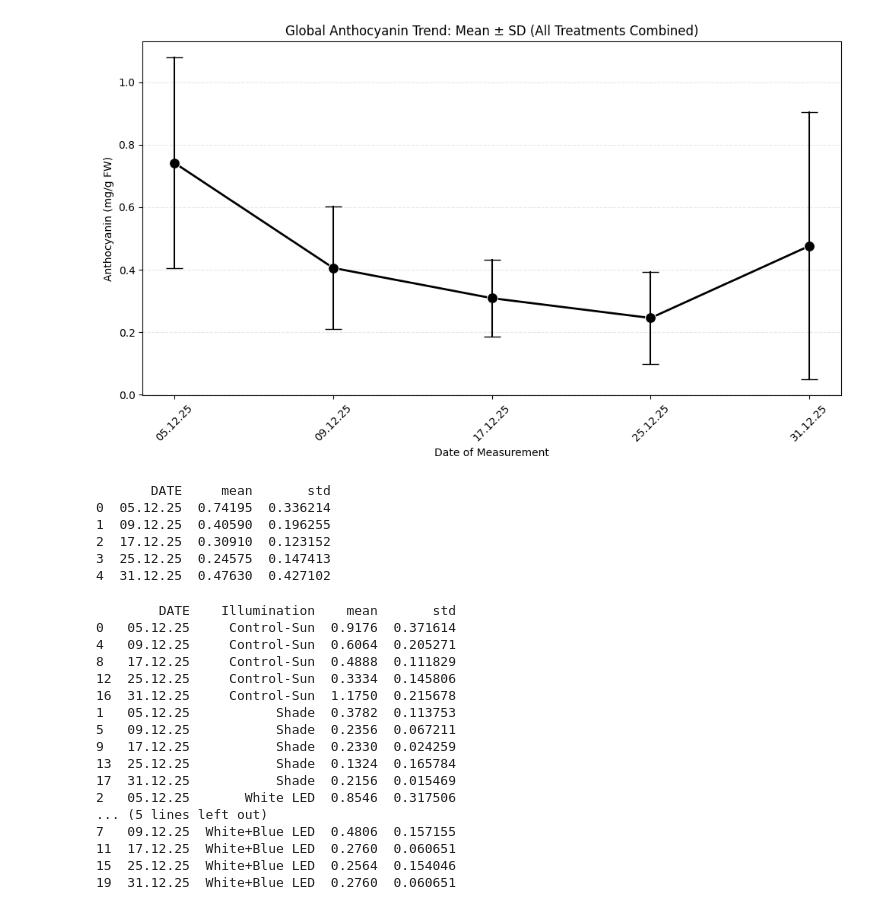
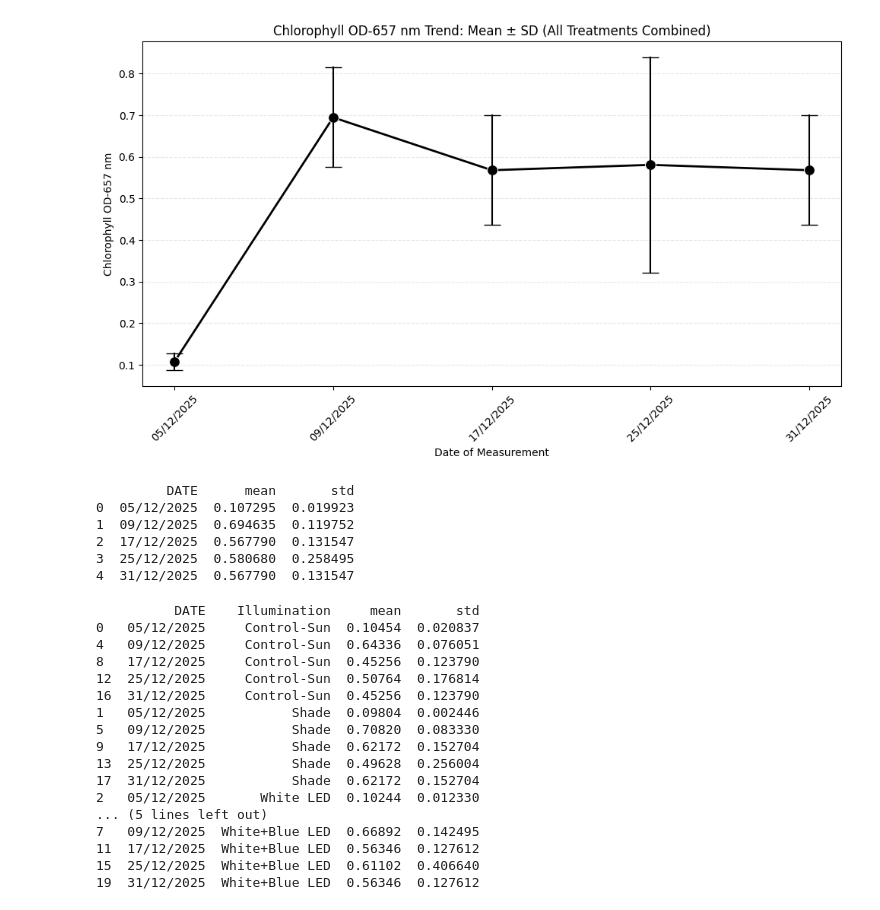
Before and after one commit to DavidBMvolcani/phenomobile, a Jupyter notebook: examples/Anthocyanin_RND1.ipynb, the cells around one changed output. Drawn from its saved outputs; the diff is of its cells as text; code cells hidden in the pictures.

```diff
--- a/examples/Anthocyanin_RND1.ipynb
+++ b/examples/Anthocyanin_RND1.ipynb
@@ -3,6 +3,8 @@ import pandas as pd
 import matplotlib.pyplot as plt
 import seaborn as sns
 # %%
-df = pd.read_csv("../DATA/Anthocyanin_with_Illumination__231125-311225.csv")
+df = pd.read_csv("../DATA/Anthocyanin_231125-311225.csv")
+
+df.sort_values(by="DATE", inplace=True)
 df.head(1)
 # %% [output]
@@ -14,3 +21,7 @@ df_green=df[df['Lettuce color'] == 'GREEN']
+# %%
+target='Chlorophyll OD-657 nm'
+df_red=df[df['Lettuce color'] == 'RED']
+df_green=df[df['Lettuce color'] == 'GREEN']
 # %%
 
 
@@ -80,52 +91,52 @@ plt.show()
 # %%
 
 
 # 1. Create the figure
 plt.figure(figsize=(10, 6))
 
 # 2. Draw the Global Error Bar Plot
 # By removing 'hue', we force Seaborn to aggregate ALL treatments together
 sns.lineplot(
     data=df_red,
     x='DATE',
-    y='Anthocyanin',
+    y=target,
     marker='o',           # Adds a single dot for the global mean
     errorbar='sd',        # Calculates the SD of all samples on that date
     err_style='bars',     # Shows the "I" bars
     err_kws={'capsize': 8},
     color='black',        # A neutral color for global data
     linewidth=2,
     markersize=10
 )
 
 # 3. Formatting
-plt.title('Global Anthocyanin Trend: Mean ± SD (All Treatments Combined)')
-plt.ylabel('Anthocyanin (mg/g FW)')
+plt.title(f'{target} Trend: Mean ± SD (All Treatments Combined)')
+plt.ylabel(f'{target}')
 plt.xlabel('Date of Measurement')
 plt.xticks(rotation=45)
 plt.grid(axis='y', linestyle='--', alpha=0.3)
 plt.tight_layout()
 plt.show()
 # %% [output]
-[figure, old version]
+[figure, new version]
 # %%
 # 1. Group by DATE
-# 2. Pick the column 'Anthocyanin'
+# 2. Pick the column target
 # 3. Aggregate by 'mean' and 'std'
-stats_df = df_red.groupby('DATE')['Anthocyanin'].agg(['mean', 'std']).reset_index()
+stats_df = df_red.groupby('DATE')[target].agg(['mean', 'std']).reset_index()
 
 # Display the result
 print(stats_df)
 # %% [output]
-       DATE     mean       std
-0  05.12.25  0.74195  0.336214
-1  09.12.25  0.40590  0.196255
-2  17.12.25  0.30910  0.123152
-3  25.12.25  0.24575  0.147413
-4  31.12.25  0.47630  0.427102
+         DATE      mean       std
+0  05/12/2025  0.107295  0.019923
+1  09/12/2025  0.694635  0.119752
+2  17/12/2025  0.567790  0.131547
+3  25/12/2025  0.580680  0.258495
+4  31/12/2025  0.567790  0.131547
 # %%
 # Group by two columns instead of one
-detailed_stats = df_red.groupby(['DATE', 'Illumination'])['Anthocyanin'].agg(['mean', 'std']).reset_index()
+detailed_stats = df_red.groupby(['DATE', 'Illumination'])[target].agg(['mean', 'std']).reset_index()
 
 # This gives you a row for every unique Date-Illumination combination
 # Sort by Illumination alphabetically
@@ -134,22 +145,22 @@ detailed_stats = detailed_stats.sort_values(by=['Illumination','DATE' ])
 # Display the sorted result
 print(detailed_stats)
 # %% [output]
-        DATE    Illumination    mean       std
-0   05.12.25     Control-Sun  0.9176  0.371614
-4   09.12.25     Control-Sun  0.6064  0.205271
-8   17.12.25     Control-Sun  0.4888  0.111829
-12  25.12.25     Control-Sun  0.3334  0.145806
-16  31.12.25     Control-Sun  1.1750  0.215678
-1   05.12.25           Shade  0.3782  0.113753
-5   09.12.25           Shade  0.2356  0.067211
-9   17.12.25           Shade  0.2330  0.024259
-13  25.12.25           Shade  0.1324  0.165784
-17  31.12.25           Shade  0.2156  0.015469
-2   05.12.25       White LED  0.8546  0.317506
+          DATE    Illumination     mean       std
+0   05/12/2025     Control-Sun  0.10454  0.020837
+4   09/12/2025     Control-Sun  0.64336  0.076051
+8   17/12/2025     Control-Sun  0.45256  0.123790
+12  25/12/2025     Control-Sun  0.50764  0.176814
+16  31/12/2025     Control-Sun  0.45256  0.123790
+1   05/12/2025           Shade  0.09804  0.002446
+5   09/12/2025           Shade  0.70820  0.083330
+9   17/12/2025           Shade  0.62172  0.152704
+13  25/12/2025           Shade  0.49628  0.256004
+17  31/12/2025           Shade  0.62172  0.152704
+2   05/12/2025       White LED  0.10244  0.012330
 ... (5 lines left out)
-7   09.12.25  White+Blue LED  0.4806  0.157155
-11  17.12.25  White+Blue LED  0.2760  0.060651
-15  25.12.25  White+Blue LED  0.2564  0.154046
-19  31.12.25  White+Blue LED  0.2760  0.060651
+7   09/12/2025  White+Blue LED  0.66892  0.142495
+11  17/12/2025  White+Blue LED  0.56346  0.127612
+15  25/12/2025  White+Blue LED  0.61102  0.406640
+19  31/12/2025  White+Blue LED  0.56346  0.127612
 # %%
 df_green=df[df['Lettuce color'] == 'GREEN']
```
Also changed, not shown: parts of 6 cells of this notebook, 2 other files.
